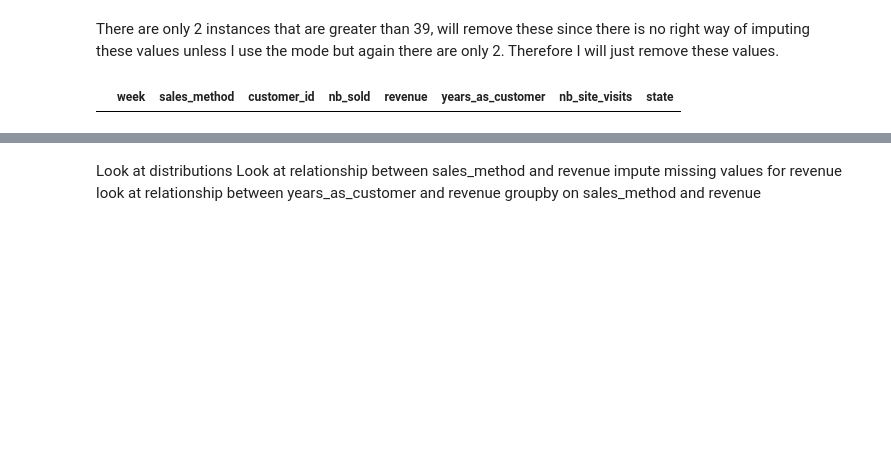
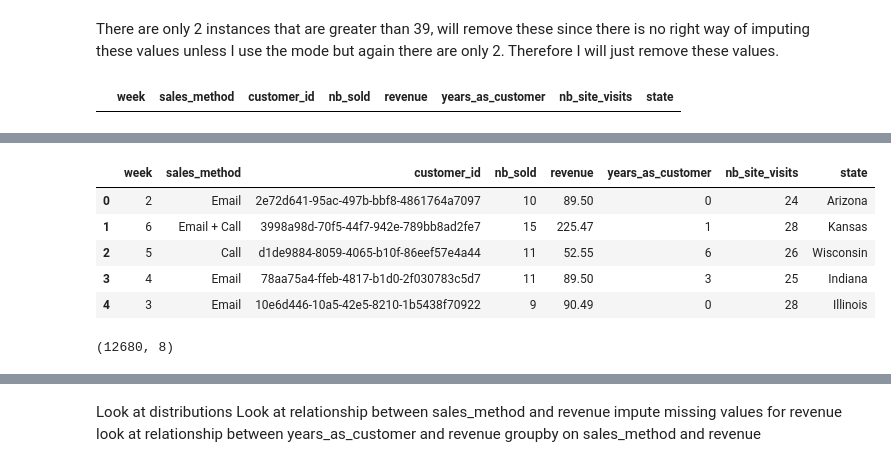
Before and after one commit to tvrjuana/product-sales, a Jupyter notebook: notebook.ipynb, the cells around one changed output, grey strips where cells are left out. Saved outputs shown, nothing was run; the diff lists cells and outputs as text; code cells hidden in the pictures; blank space fills up the shorter version.

```diff
--- a/notebook.ipynb
+++ b/notebook.ipynb
@@ -223,0 +363,13 @@ display(len(product_sales['state'].unique()))
+# %%
+#looking at relationship with top 10 nb_site_visits
+site_visits10 = product_sales[(product_sales['nb_site_visits'] >= 21) & (product_sales['nb_site_visits'] <= 30)]
+display(site_visits10.head())
+display(site_visits10.shape)
+# %% [output]
+|  | week | sales_method | customer_id | nb_sold | revenue | years_as_customer | nb_site_visits | state |
+| 0 | 2 | Email | 2e72d641-95ac-497b-bbf8-4861764a7097 | 10 | 89.50 | 0 | 24 | Arizona |
+| 1 | 6 | Email + Call | 3998a98d-70f5-44f7-942e-789bb8ad2fe7 | 15 | 225.47 | 1 | 28 | Kansas |
+| 2 | 5 | Call | d1de9884-8059-4065-b10f-86eef57e4a44 | 11 | 52.55 | 6 | 26 | Wisconsin |
+| 3 | 4 | Email | 78aa75a4-ffeb-4817-b1d0-2f030783c5d7 | 11 | 89.50 | 3 | 25 | Indiana |
+| 4 | 3 | Email | 10e6d446-10a5-42e5-8210-1b5438f70922 | 9 | 90.49 | 0 | 28 | Illinois |
+(12680, 8)
```
Also changed, not shown: parts of 34 cells of this notebook.
